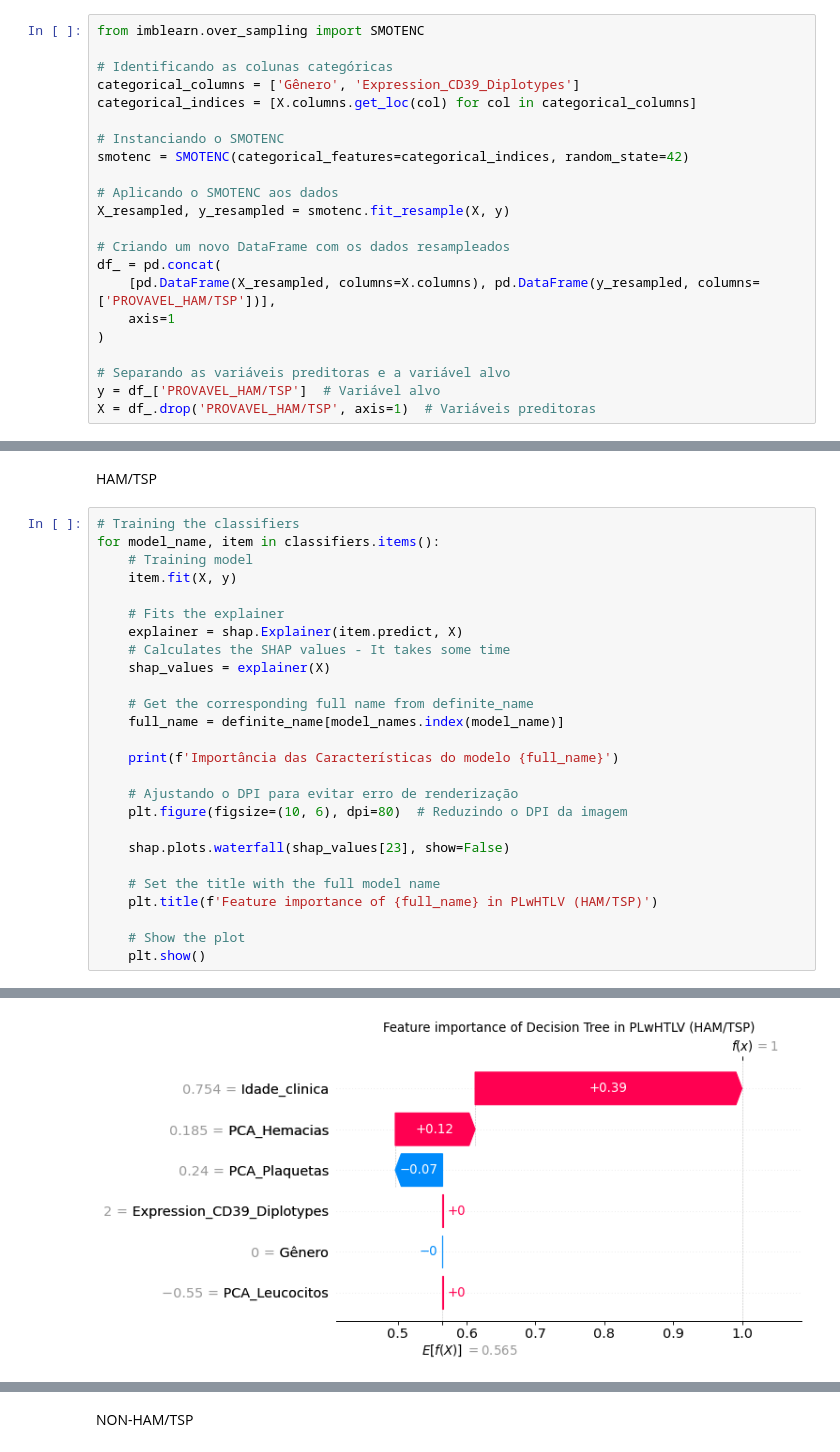
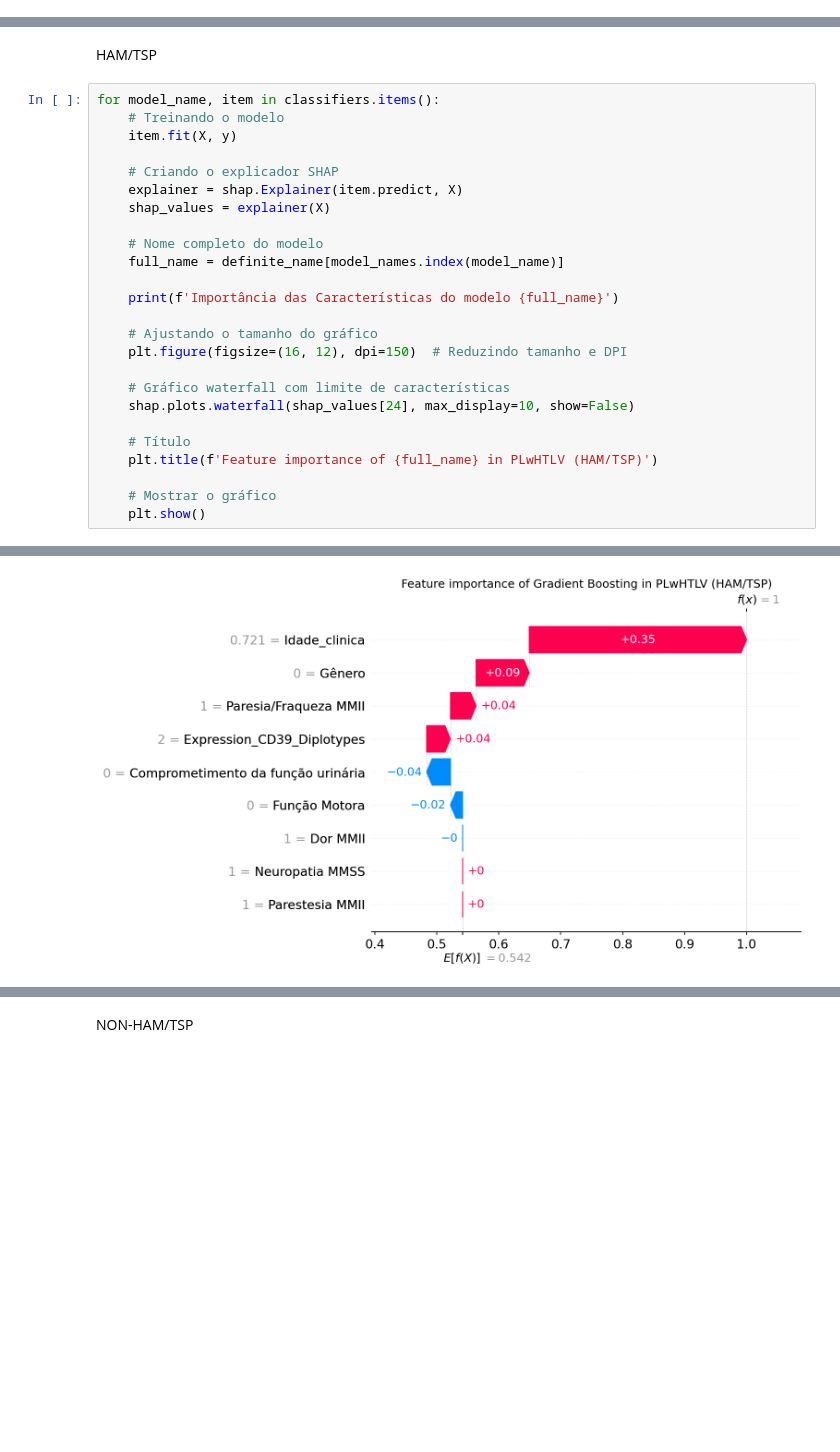
Before and after one commit to MatheusABomfim/ENTDP1_ML, a Jupyter notebook: Clinical_dataset/scripts/4_MEST_HTLV+ENTPD1+CLINICAL_XAI.ipynb, the cells around one changed output, grey strips where cells are left out. Drawn from its saved outputs; the diff is of its cells as text; blank space fills up the shorter version.

```diff
--- a/Clinical_dataset/scripts/4_MEST_HTLV+ENTPD1+CLINICAL_XAI.ipynb
+++ b/Clinical_dataset/scripts/4_MEST_HTLV+ENTPD1+CLINICAL_XAI.ipynb
@@ -224,25 +187,3 @@ Index(['Gênero', 'Idade_clinica', 'Expression_CD39_Diplotypes', 'PCA_Hemacias',
-# %%
-from imblearn.over_sampling import SMOTENC
-
-# Identificando as colunas categóricas
-categorical_columns = ['Gênero', 'Expression_CD39_Diplotypes']
-categorical_indices = [X.columns.get_loc(col) for col in categorical_columns]
-
-# Instanciando o SMOTENC
-smotenc = SMOTENC(categorical_features=categorical_indices, random_state=42)
-
-# Aplicando o SMOTENC aos dados
-X_resampled, y_resampled = smotenc.fit_resample(X, y)
-
-# Criando um novo DataFrame com os dados resampleados
-df_ = pd.concat(
-    [pd.DataFrame(X_resampled, columns=X.columns), pd.DataFrame(y_resampled, columns=['PROVAVEL_HAM/TSP'])],
-    axis=1
-)
-
-# Separando as variáveis preditoras e a variável alvo
-y = df_['PROVAVEL_HAM/TSP']  # Variável alvo
-X = df_.drop('PROVAVEL_HAM/TSP', axis=1)  # Variáveis preditoras
 # %%
 # List of model names that have been adjusted
 model_names = ['DT', 'GB', 'LR', 'MLP', 'NB', 'RF', 'SVM', 'KNN', 'AB', 'LSVM']
@@ -316,30 +253,29 @@ print(first_one_index)
 # %% [markdown]
 HAM/TSP
 # %%
-# Training the classifiers
 for model_name, item in classifiers.items():
-    # Training model
+    # Treinando o modelo
     item.fit(X, y)
 
-    # Fits the explainer
+    # Criando o explicador SHAP
     explainer = shap.Explainer(item.predict, X)
-    # Calculates the SHAP values - It takes some time
     shap_values = explainer(X)
 
-    # Get the corresponding full name from definite_name
+    # Nome completo do modelo
     full_name = definite_name[model_names.index(model_name)]
 
     print(f'Importância das Características do modelo {full_name}')
 
-    # Ajustando o DPI para evitar erro de renderização
-    plt.figure(figsize=(10, 6), dpi=80)  # Reduzindo o DPI da imagem
+    # Ajustando o tamanho do gráfico
+    plt.figure(figsize=(16, 12), dpi=150)  # Reduzindo tamanho e DPI
 
-    shap.plots.waterfall(shap_values[23], show=False)
+    # Gráfico waterfall com limite de características
+    shap.plots.waterfall(shap_values[24], max_display=10, show=False)
 
-    # Set the title with the full model name
+    # Título
     plt.title(f'Feature importance of {full_name} in PLwHTLV (HAM/TSP)')
 
-    # Show the plot
+    # Mostrar o gráfico
     plt.show()
 # %% [output]
 Importância das Características do modelo Decision Tree
@@ -346 +285 @@ Importância das Características do modelo Decision Tree
-[figure, old version]
+[figure, new version]
```
Also changed, not shown: parts of 11 cells of this notebook, 2 other files.
